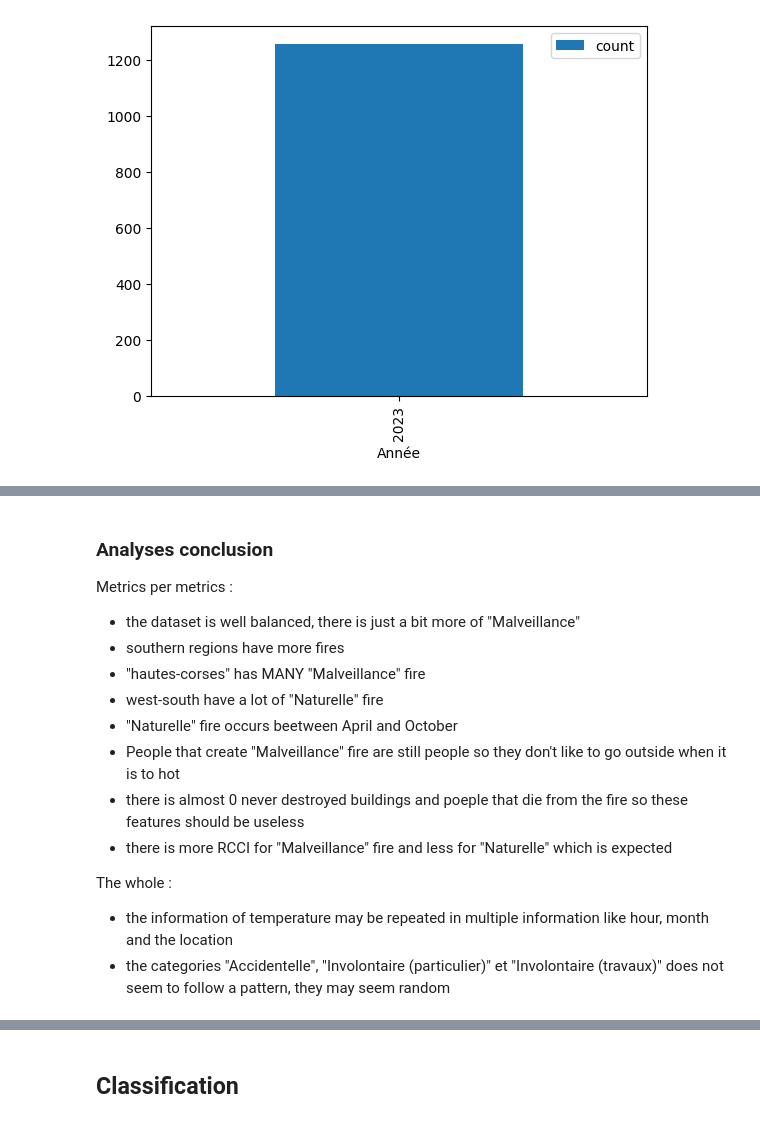
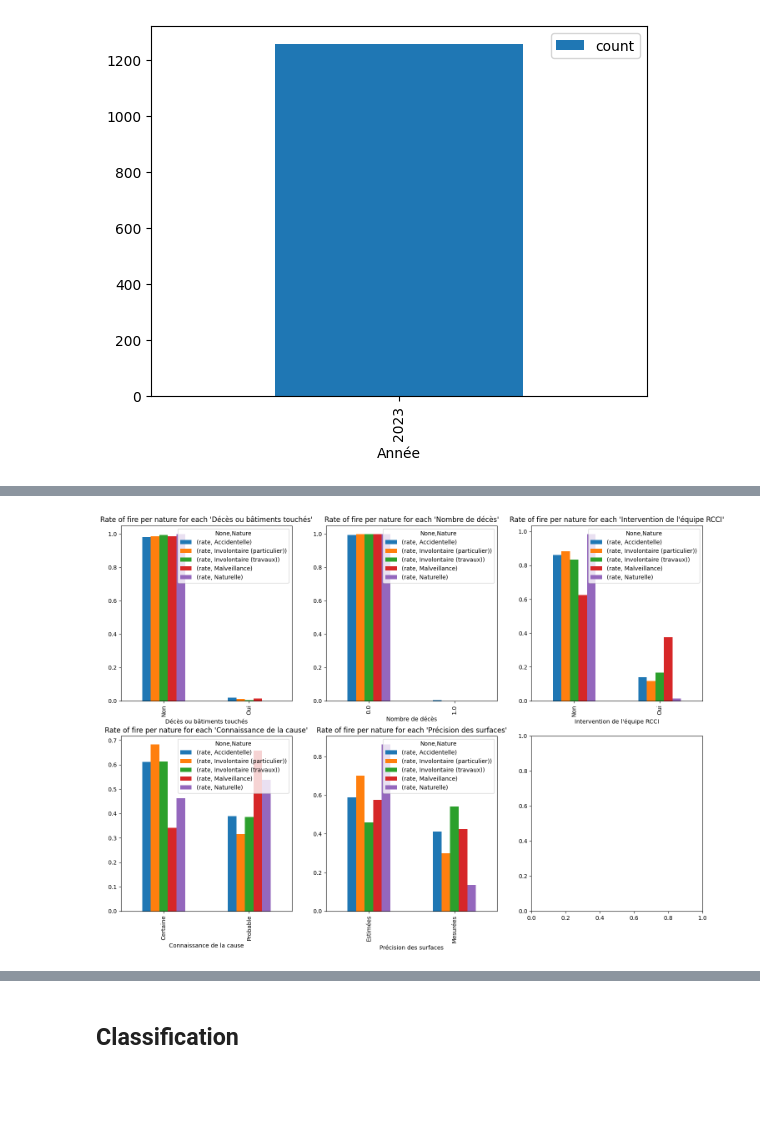
Before and after one commit to lea-margery/FTML-Project, a Jupyter notebook: Exercice6_application_supervised_learning/notebook.ipynb, the cells around one changed output, grey strips where cells are left out. Drawn from its saved outputs; the diff is of its cells as text; code cells hidden in the pictures; blank space fills up the shorter version.

```diff
--- a/Exercice6_application_supervised_learning/notebook.ipynb
+++ b/Exercice6_application_supervised_learning/notebook.ipynb
@@ -496,16 +504,9 @@ display_column_per_nature(df2, "Intervention de l'équipe RCCI")
-# %% [markdown]
-### Analyses conclusion
-
-Metrics per metrics :
-- the dataset is well balanced, there is just a bit more of "Malveillance"
-- southern regions have more fires
-- "hautes-corses" has MANY "Malveillance" fire
-- west-south have a lot of "Naturelle" fire
-- "Naturelle" fire occurs beetween April and October
-- People that create "Malveillance" fire are still people so they don't like to go outside when it is to hot
-- there is almost 0 never destroyed buildings and poeple that die from the fire so these features should be useless
-- there is more RCCI for "Malveillance" fire and less for "Naturelle" which is expected
-
-The whole :
-- the information of temperature may be repeated in multiple information like hour, month and the location
-- the categories "Accidentelle", "Involontaire (particulier)" et "Involontaire (travaux)" does not seem to follow a pattern, they may seem random
+# %%
+
+l = ["Décès ou bâtiments touchés", "Nombre de décès", "Intervention de l'équipe RCCI", "Connaissance de la cause", "Précision des surfaces"]
+fig, axes = plt.subplots(2, 3, figsize=(18, 12))
+
+for index, column_name in enumerate(l):
+    display_column_per_nature(df, column_name, ax=axes[index // 3][index % 3])
+# %% [output]
+[figure, added]
```
Also changed, not shown: parts of 69 cells of this notebook.
